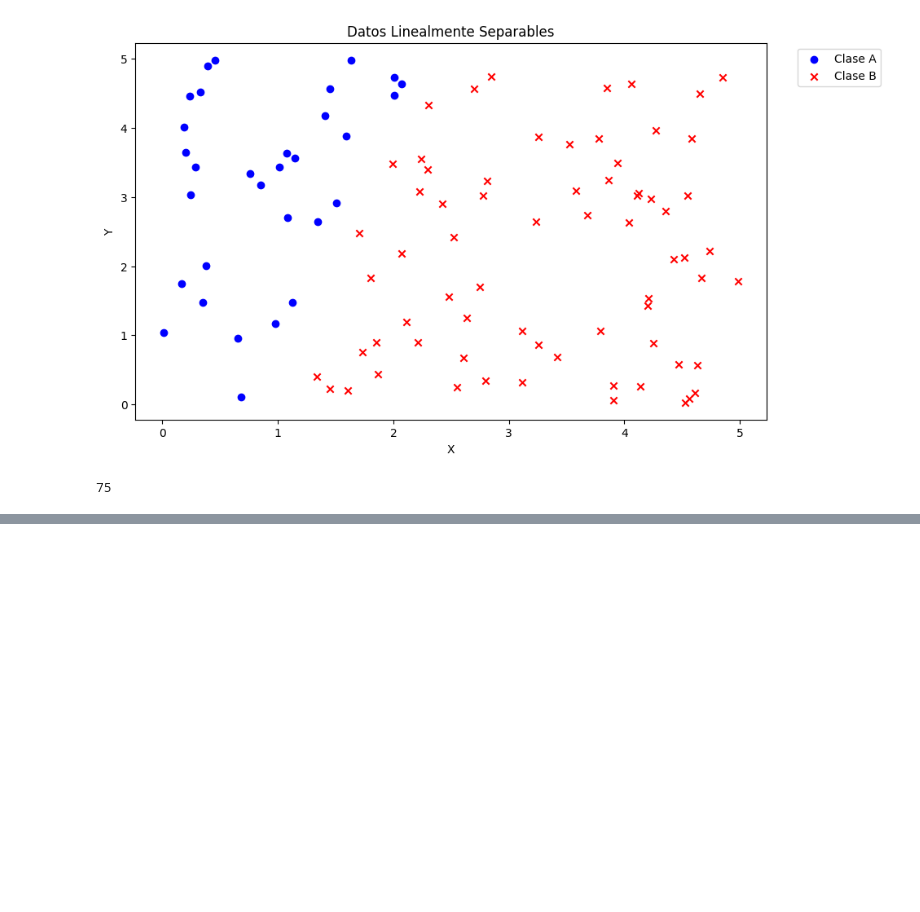
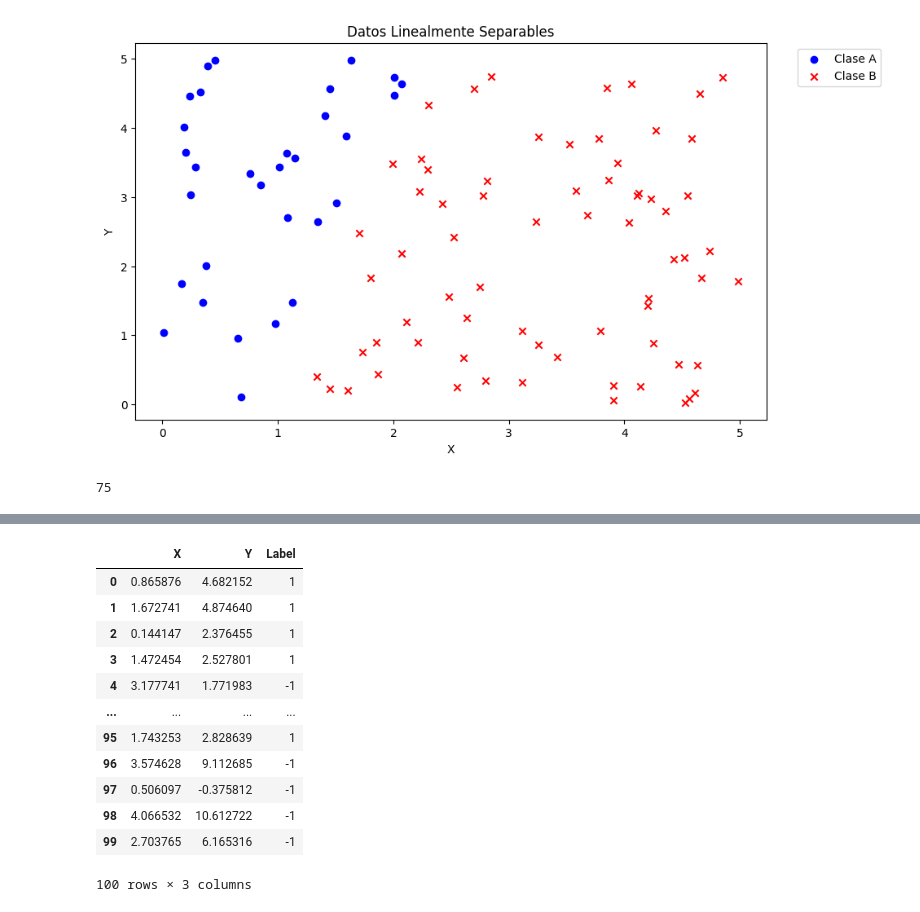
Before and after one commit to prausela/svm, a Jupyter notebook: ej1_perceptron.ipynb, the cells around one changed output, grey strips where cells are left out. Saved outputs shown, nothing was run; the diff lists cells and outputs as text; code cells hidden in the pictures; blank space fills up the shorter version.

```diff
--- a/ej1_perceptron.ipynb
+++ b/ej1_perceptron.ipynb
@@ -242,0 +243,17 @@ plt.show()
+# %%
+df = pd.read_csv("./data/TP3-2.csv")
+df
+# %% [output]
+|  | X | Y | Label |
+| 0 | 0.865876 | 4.682152 | 1 |
+| 1 | 1.672741 | 4.874640 | 1 |
+| 2 | 0.144147 | 2.376455 | 1 |
+| 3 | 1.472454 | 2.527801 | 1 |
+| 4 | 3.177741 | 1.771983 | -1 |
+| ... | ... | ... | ... |
+| 95 | 1.743253 | 2.828639 | 1 |
+| 96 | 3.574628 | 9.112685 | -1 |
+| 97 | 0.506097 | -0.375812 | -1 |
+| 98 | 4.066532 | 10.612722 | -1 |
+| 99 | 2.703765 | 6.165316 | -1 |
+100 rows × 3 columns
```
Also changed, not shown: parts of 10 cells of this notebook.
